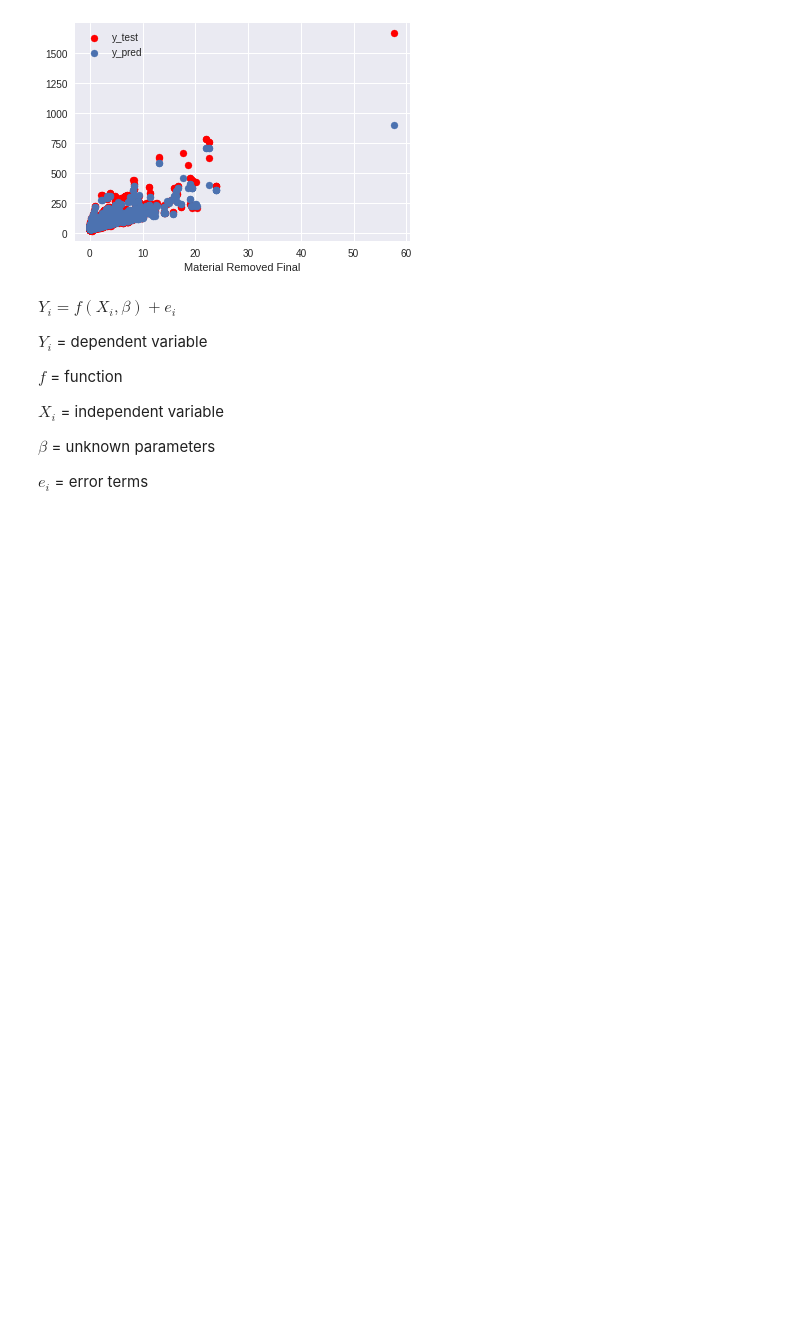
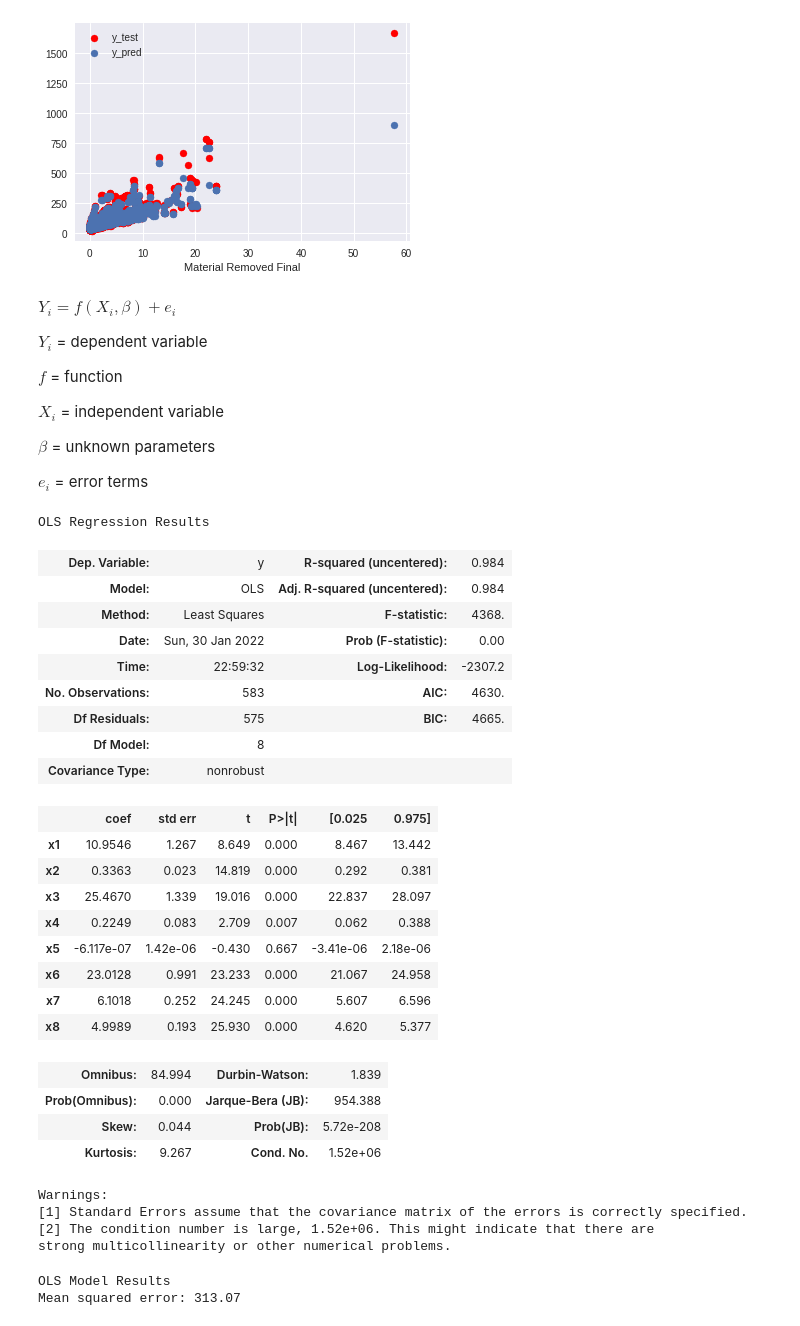
Before and after one commit to sam505/Machine_Learning, a Jupyter notebook: Predictive_Analysis.ipynb, the cells around one changed output. Cells and saved outputs as stored; diff of their text form; code cells hidden in the pictures; blank space fills up the shorter version.

```diff
--- a/Predictive_Analysis.ipynb
+++ b/Predictive_Analysis.ipynb
@@ -558,3 +559,44 @@ $X_i$	=	independent variable
 $\beta$	=	unknown parameters
 
 $e_i$	=	error terms
+# %%
+ols = sm.OLS(y_train, X_train)
+ols_result = ols.fit()
+ols_result.summary()
+# %% [output]
+OLS Regression Results
+| Dep. Variable: | y | R-squared (uncentered): | 0.984 |
+| Model: | OLS | Adj. R-squared (uncentered): | 0.984 |
+| Method: | Least Squares | F-statistic: | 4368. |
+| Date: | Sun, 30 Jan 2022 | Prob (F-statistic): | 0.00 |
+| Time: | 22:59:32 | Log-Likelihood: | -2307.2 |
+| No. Observations: | 583 | AIC: | 4630. |
+| Df Residuals: | 575 | BIC: | 4665. |
+| Df Model: | 8 |  |  |
+| Covariance Type: | nonrobust |  |  |
+|  | coef | std err | t | P>|t| | [0.025 | 0.975] |
+| x1 | 10.9546 | 1.267 | 8.649 | 0.000 | 8.467 | 13.442 |
+| x2 | 0.3363 | 0.023 | 14.819 | 0.000 | 0.292 | 0.381 |
+| x3 | 25.4670 | 1.339 | 19.016 | 0.000 | 22.837 | 28.097 |
+| x4 | 0.2249 | 0.083 | 2.709 | 0.007 | 0.062 | 0.388 |
+| x5 | -6.117e-07 | 1.42e-06 | -0.430 | 0.667 | -3.41e-06 | 2.18e-06 |
+| x6 | 23.0128 | 0.991 | 23.233 | 0.000 | 21.067 | 24.958 |
+| x7 | 6.1018 | 0.252 | 24.245 | 0.000 | 5.607 | 6.596 |
+| x8 | 4.9989 | 0.193 | 25.930 | 0.000 | 4.620 | 5.377 |
+| Omnibus: | 84.994 | Durbin-Watson: | 1.839 |
+| Prob(Omnibus): | 0.000 | Jarque-Bera (JB): | 954.388 |
+| Skew: | 0.044 | Prob(JB): | 5.72e-208 |
+| Kurtosis: | 9.267 | Cond. No. | 1.52e+06 |
+Warnings:
+[1] Standard Errors assume that the covariance matrix of the errors is correctly specified.
+[2] The condition number is large, 1.52e+06. This might indicate that there are
+strong multicollinearity or other numerical problems.
+# %%
+ols = sm.OLS(y_test, X_test).fit()
+y_pred1 = ols.predict(X_test)
+print("OLS Model Results")
+
+print("Mean squared error: %.2f" % mean_squared_error(y_test, y_pred1))
+# %% [output]
+OLS Model Results
+Mean squared error: 313.07
```
Also changed, not shown: parts of 1 cell of this notebook.
